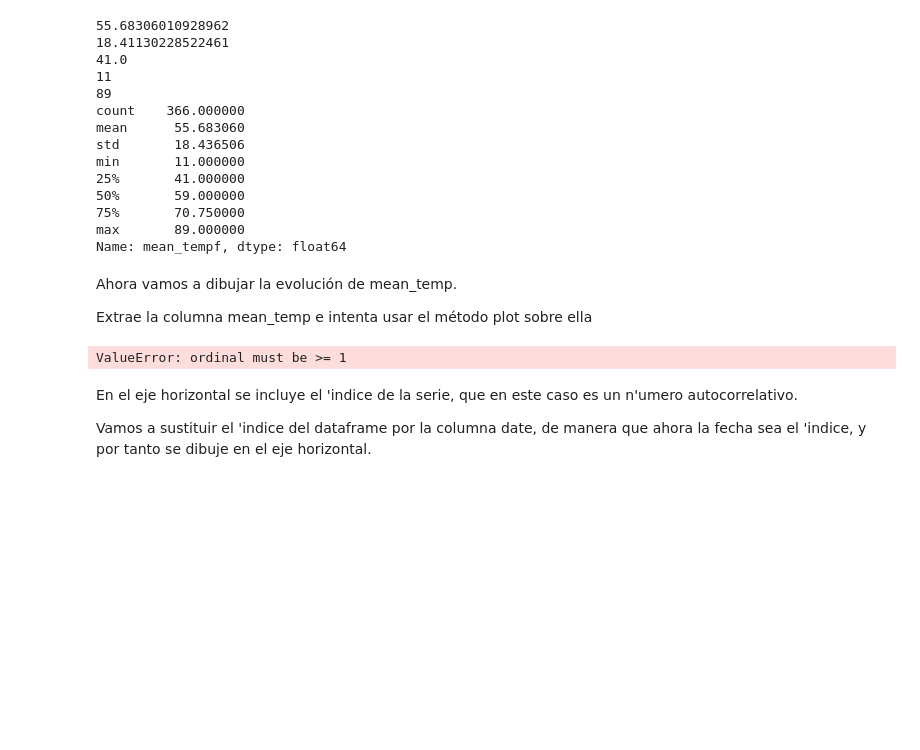
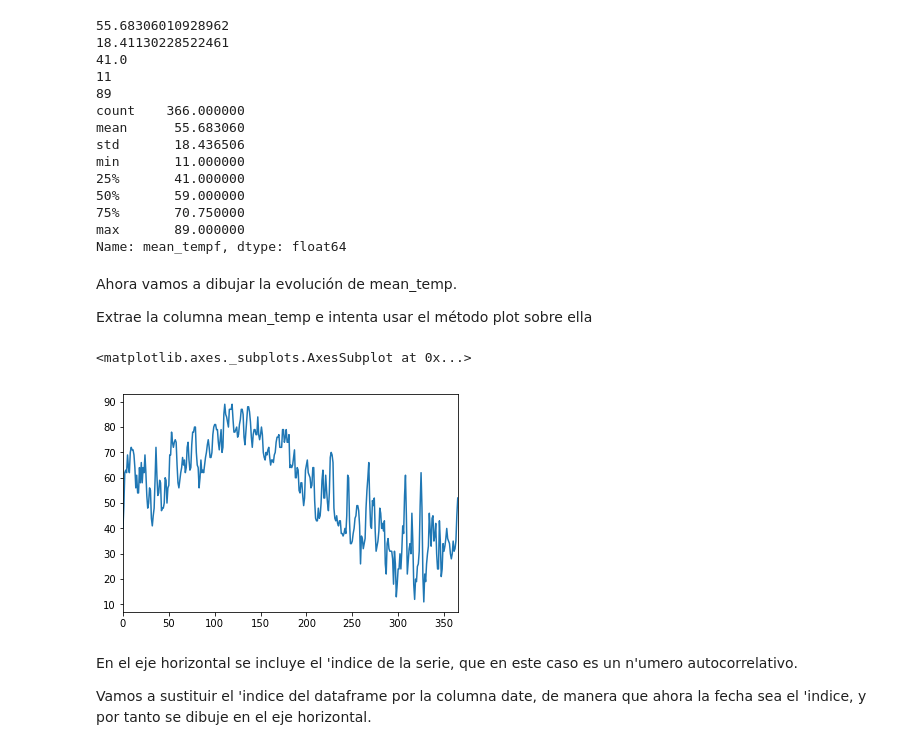
Before and after one commit to hguadalupe/master-data-science, a Jupyter notebook: practice/Ex7/Ex7.ipynb, the cells around one changed output. Cells and saved outputs as stored; diff of their text form; code cells hidden in the pictures; blank space fills up the shorter version.

```diff
--- a/practice/Ex7/Ex7.ipynb
+++ b/practice/Ex7/Ex7.ipynb
@@ -220,14 +220,15 @@ Ahora vamos a dibujar la evolución de mean_temp.
 Extrae la columna mean_temp e intenta usar el método plot sobre ella
 # %%
 import matplotlib as plt
+%matplotlib inline
 
 #adecuamos la serie con la fecha como índice.
 
-date_meantemp=pd.Series(list(df_weather['mean_tempf']), index = pd.Index(list(df_weather['date'])))
-date_meantemp = date_meantemp.cumsum()
-df_weather.mean_tempf.plot()
+
+df_weather['mean_tempf'].plot()
 # %% [output]
-ValueError: ordinal must be >= 1
+<matplotlib.axes._subplots.AxesSubplot at 0x...>
+[figure, added]
 # %% [markdown]
 En el eje horizontal se incluye el 'indice de la serie, que en este caso es un n'umero autocorrelativo.
 
```
Also changed, not shown: parts of 14 cells of this notebook, 2 other files.
